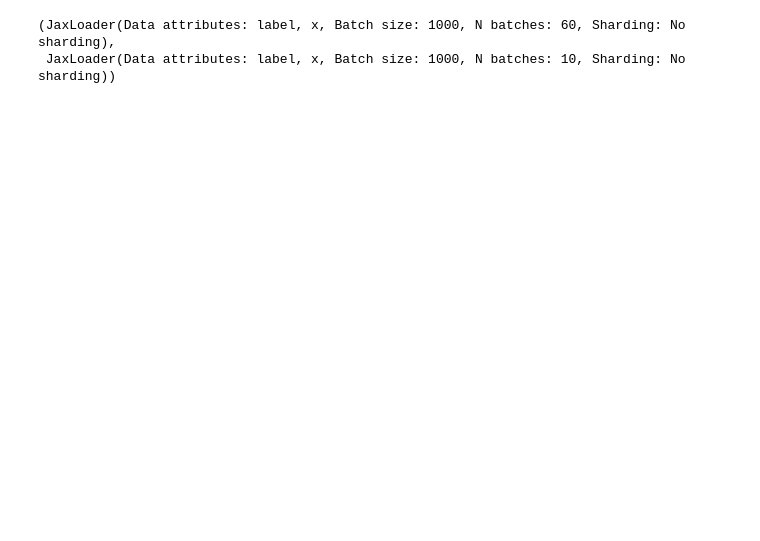
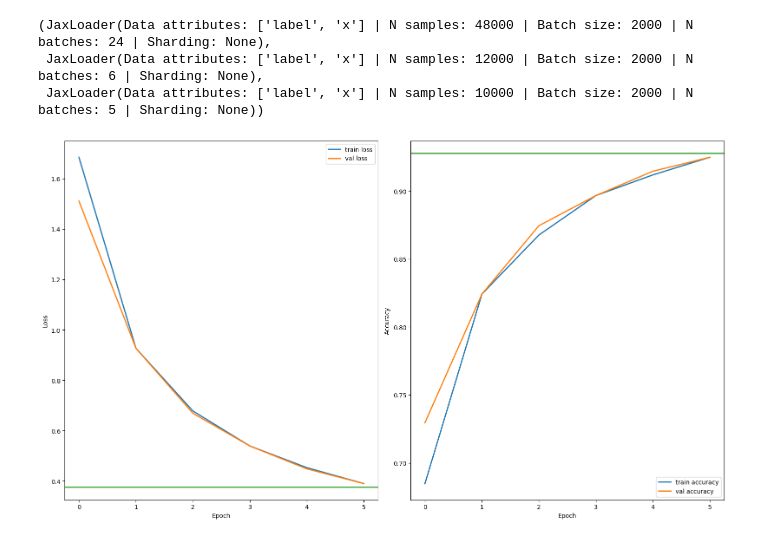
Before and after one commit to nklkhlr/trainax, a Jupyter notebook: notebooks/nnx_mnist_example.ipynb, the cells around one changed output. Saved outputs shown, nothing was run; the diff lists cells and outputs as text; code cells hidden in the pictures; blank space fills up the shorter version.

Commit message:
finish nnx mnist example

```diff
--- a/notebooks/nnx_mnist_example.ipynb
+++ b/notebooks/nnx_mnist_example.ipynb
@@ -86,7 +97,12 @@ def eval_step(model: CNN, batch: dict[str, Array], metrics: nnx.metrics.Metric |
         metrics={"acc": acc}
     )
 # %%
-def get_datasets(batch_size: int = 1000, **kwargs) -> tuple[JaxLoader, JaxLoader]:
+def get_datasets(
+    batch_size: int = 2000,
+    seed: int = 42,
+    val_size: float = 0.2,
+    **kwargs
+) -> tuple[JaxLoader, JaxLoader, JaxLoader]:
     """Load MNIST train and test datasets into memory."""
     ds_builder = tfds.builder("mnist")
     ds_builder.download_and_prepare()
@@ -96,11 +112,21 @@ def get_datasets(batch_size: int = 1000, **kwargs) -> tuple[JaxLoader, JaxLoader
 
     train_ds["x"] = jnp.float32(train_ds.pop("image")) / 255.0
     test_ds["x"] = jnp.float32(test_ds.pop("image")) / 255.0
-    return JaxLoader(train_ds, batch_size, **kwargs), JaxLoader(test_ds, batch_size, **kwargs)
+
+    idxs = np.arange(train_ds["x"].shape[0])
+    np.random.default_rng(42).shuffle(idxs)
+
+    n_val = int(val_size * idxs.size)
+
+    return (
+        JaxLoader({k: v[n_val:, ...] for k, v in train_ds.items()}, batch_size, **kwargs),
+        JaxLoader({k: v[:n_val, ...] for k, v in train_ds.items()}, batch_size, **kwargs),
+        JaxLoader(test_ds, min(batch_size, test_ds["x"].shape[0]), **kwargs)
+    )
 # %%
-train_mnist, test_mnist = get_datasets()
+train_mnist, val_mnist, test_mnist = get_datasets()
+train_mnist, val_mnist, test_mnist
+# %% [output]
+(JaxLoader(Data attributes: ['label', 'x'] | N samples: 48000 | Batch size: 2000 | N batches: 24 | Sharding: None),
+ JaxLoader(Data attributes: ['label', 'x'] | N samples: 12000 | Batch size: 2000 | N batches: 6 | Sharding: None),
+ JaxLoader(Data attributes: ['label', 'x'] | N samples: 10000 | Batch size: 2000 | N batches: 5 | Sharding: None))
-# %%
-train_mnist, test_mnist
-# %% [output]
-(JaxLoader(Data attributes: label, x, Batch size: 1000, N batches: 60, Sharding: No sharding),
- JaxLoader(Data attributes: label, x, Batch size: 1000, N batches: 10, Sharding: No sharding))
@@ -139,0 +174,24 @@ trained_model
+# %%
+trained_model.eval()
+test_output = []
+for batch_data in tqdm(test_mnist, desc="Test Steps"):
+    test_output.append(
+        eval_step(
+            trained_model,
+            batch_data,
+            trainer.callbacks["NNXMetricTracker"].metrics
+        )
+    )
+test_metrics = trainer.callbacks["NNXMetricTracker"].metrics.compute()
+# %%
+fig, axes = plt.subplots(ncols=2, figsize=(16, 9))
+
+trainer.callbacks["NNXMetricTracker"].plot_metric("loss", ax=axes[0], linewidth=2)
+axes[0].axhline(y=test_metrics["loss"], label="test Loss", c="tab:green", linewidth=2)
+trainer.callbacks["NNXMetricTracker"].plot_metric("accuracy", ax=axes[1], linewidth=2)
+axes[1].axhline(y=test_metrics["accuracy"], label="test Accuracy", c="tab:green", linewidth=2)
+
+plt.tight_layout()
+plt.show()
+# %% [output]
+[figure, added]
```
Also changed, not shown: parts of 5 cells of this notebook, 4 other files.
